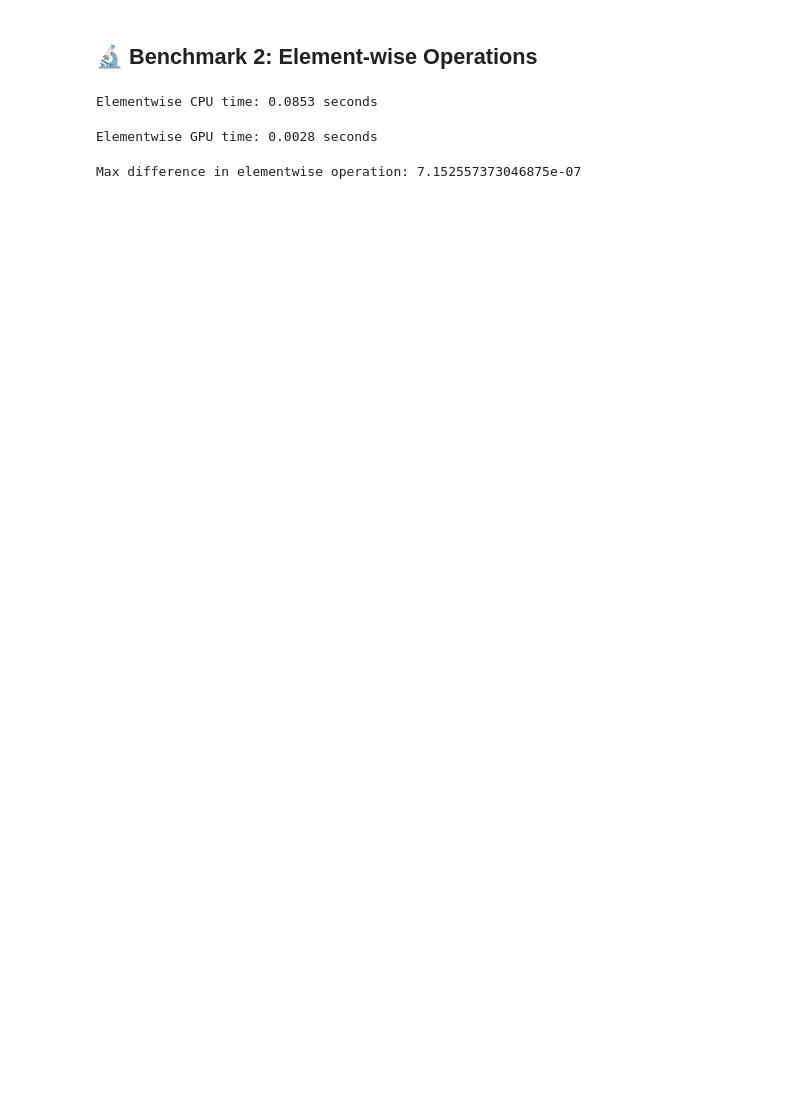
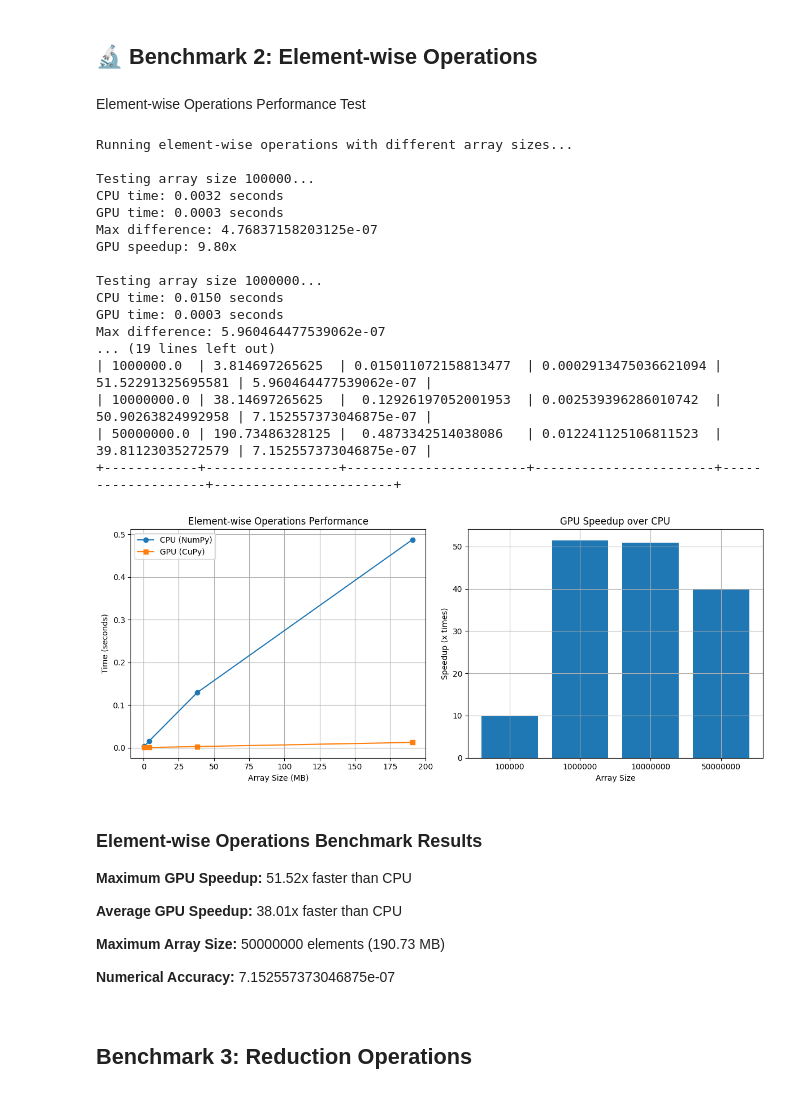
Before and after one commit to Rontim/GPU-Parallel-Processing-AI, a Jupyter notebook: gpu_programming/gpu_benchmarking.ipynb, the cells around one changed output. Drawn from its saved outputs; the diff is of its cells as text; code cells hidden in the pictures; blank space fills up the shorter version.

```diff
--- a/gpu_programming/gpu_benchmarking.ipynb
+++ b/gpu_programming/gpu_benchmarking.ipynb
@@ -60,32 +215,2 @@ Max difference between CPU and GPU results: 1.71661376953125e-05
 # %% [markdown]
 ## 🔬 Benchmark 2: Element-wise Operations
-# %%
-# Large array
-N = 10_000_000
-array_cpu = np.random.rand(N).astype(np.float32)
-array_gpu = cp.array(array_cpu)
-# %%
-# NumPy (CPU)
-start = time.time()
-result_cpu = np.sin(array_cpu) + np.exp(array_cpu) * np.log(array_cpu + 1)
-cpu_time = time.time() - start
-print(f"Elementwise CPU time: {cpu_time:.4f} seconds")
-# %% [output]
-Elementwise CPU time: 0.0853 seconds
-# %%
-# CuPy (GPU)
-cp.cuda.Device(0).synchronize()
-start = time.time()
-result_gpu = cp.sin(array_gpu) + cp.exp(array_gpu) * cp.log(array_gpu + 1)
-cp.cuda.Device(0).synchronize()
-gpu_time = time.time() - start
-print(f"Elementwise GPU time: {gpu_time:.4f} seconds")
-# %% [output]
-Elementwise GPU time: 0.0028 seconds
-# %%
-# Compare results
-result_gpu_cpu = cp.asnumpy(result_gpu)
-max_diff = np.max(np.abs(result_cpu - result_gpu_cpu))
-print(f"Max difference in elementwise operation: {max_diff}")
-# %% [output]
-Max difference in elementwise operation: 7.152557373046875e-07
@@ -91,0 +320,29 @@ Max difference in elementwise operation: 7.152557373046875e-07
+# %%
+elementwise_results = benchmark_elementwise_operations()
+# %% [output]
+Element-wise Operations Performance Test
+Running element-wise operations with different array sizes...
+
+Testing array size 100000...
+CPU time: 0.0032 seconds
+GPU time: 0.0003 seconds
+Max difference: 4.76837158203125e-07
+GPU speedup: 9.80x
+
+Testing array size 1000000...
+CPU time: 0.0150 seconds
+GPU time: 0.0003 seconds
+Max difference: 5.960464477539062e-07
+... (19 lines left out)
+| 1000000.0  | 3.814697265625  | 0.015011072158813477  | 0.0002913475036621094 | 51.52291325695581 | 5.960464477539062e-07 |
+| 10000000.0 | 38.14697265625  |  0.12926197052001953  | 0.002539396286010742  | 50.90263824992958 | 7.152557373046875e-07 |
+| 50000000.0 | 190.73486328125 |  0.4873342514038086   | 0.012241125106811523  | 39.81123035272579 | 7.152557373046875e-07 |
++------------+-----------------+-----------------------+-----------------------+-------------------+-----------------------+
+[figure, added]
+Element-wise Operations Benchmark Results
+Maximum GPU Speedup: 51.52x faster than CPU
+Average GPU Speedup: 38.01x faster than CPU
+Maximum Array Size: 50000000 elements (190.73 MB)
+Numerical Accuracy: 7.152557373046875e-07
+# %% [markdown]
+##  Benchmark 3: Reduction Operations
```
Also changed, not shown: parts of 28 cells of this notebook.
